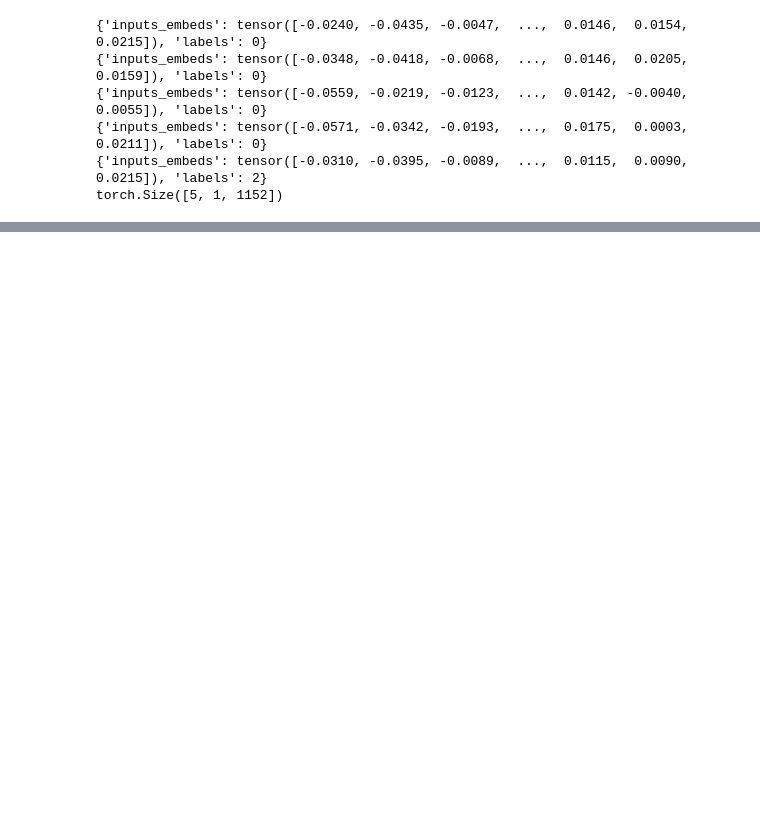
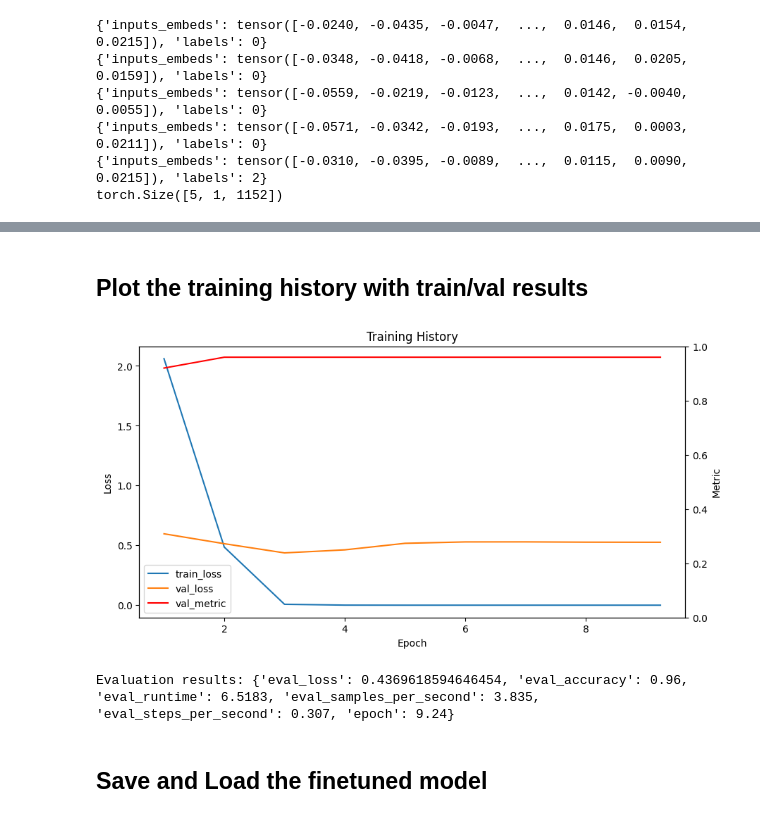
Before and after one commit to VadimDu/Protein_LLM_modeling, a Jupyter notebook: clean_ver_Modeling_ESM_plusplus.ipynb, the cells around one changed output, grey strips where cells are left out. Saved outputs shown, nothing was run; the diff lists cells and outputs as text; code cells hidden in the pictures; blank space fills up the shorter version.

```diff
--- a/clean_ver_Modeling_ESM_plusplus.ipynb
+++ b/clean_ver_Modeling_ESM_plusplus.ipynb
@@ -1275,0 +1368,14 @@ strict=False:__ This is a crucial argument. It tells load_state_dict() to ignore
+# %%
+#@title Testing the custom data collator on a small batch of sequences+labels
+small_data = my_train[['sequence', 'label']][:5]
+small_pytorch_dataset = StringLabelDatasetFromHF(small_data)
+data_collator = string_labels_collator_builder(tokenizer)
+
+# Use PyTorch's DataLoader to iterate through the small dataset in batches:
+# collate_fn: argument specifies the function that will be used to collate individual data points into batches
+small_dataloader = DataLoader(small_pytorch_dataset, batch_size=2, collate_fn=data_collator)
+
+# Inspect a Batch
+for batch in small_dataloader:
+    print(batch)  # Print the contents of the batch dictionary
+    break
@@ -1276,4 +1386,6 @@ strict=False:__ This is a crucial argument. It tells load_state_dict() to ignore
 # %%
+#@title My original model/data loading and embedding code
+
 # Create a ProteinDataset instance with your protein sequences
 train_dataset = ProteinDataset(list(my_train['sequence']))
 test_dataset = ProteinDataset(list(my_test['sequence']))
@@ -1286,7 +1398,7 @@ model_embedding = ESMplusplus_600M(num_labels=3)
 
 # Create a new ESMplusplusForSequenceClassification model
 # This model is separate from the model_embedding
-model_classification = ESMplusplusForSequenceClassification.from_pretrained_esm("600")
+model_classification_v2 = ESMplusplusForSequenceClassification.from_pretrained_esm("600")
 
 # Load the state dict of the base model (without the classification head) to the new model
 model_classification.load_state_dict(model_embedding.state_dict(), strict=False)
@@ -1495,0 +1688,46 @@ print(f"Predictions: {predictions}")
+# %% [markdown]
+## Plot the training history with train/val results
+# %%
+# Get loss, val_loss, and the computed metric from history
+loss = [x['loss'] for x in training_history if 'loss' in x]
+val_loss = [x['eval_loss'] for x in training_history if 'eval_loss' in x]
+
+# Get spearman (for regression) or accuracy value (for classification)
+if [x['eval_spearmanr'] for x in training_history if 'eval_spearmanr' in x] != []:
+    metric = [x['eval_spearmanr'] for x in training_history if 'eval_spearmanr' in x]
+else:
+    metric = [x['eval_accuracy'] for x in training_history if 'eval_accuracy' in x]
+
+epochs = [x['epoch'] for x in training_history if 'loss' in x]
+
+# Create a figure with two y-axes
+fig, ax1 = plt.subplots(figsize=(10, 5))
+ax2 = ax1.twinx()
+
+# Plot loss and val_loss on the first y-axis
+line1 = ax1.plot(epochs, loss, label='train_loss')
+line2 = ax1.plot(epochs, val_loss[0:10], label='val_loss')
+ax1.set_xlabel('Epoch')
+ax1.set_ylabel('Loss')
+
+# Plot the computed metric on the second y-axis
+line3 = ax2.plot(epochs, metric[0:10], color='red', label='val_metric')
+ax2.set_ylabel('Metric')
+ax2.set_ylim([0, 1])
+
+# Combine the lines from both y-axes and create a single legend
+lines = line1 + line2 + line3
+labels = [line.get_label() for line in lines]
+ax1.legend(lines, labels, loc='lower left')
+
+plt.title("Training History")
+plt.show()
+# %% [output]
+[figure, added]
+# %%
+#@title Short summary of model evaluation scores
+# Evaluate the model
+eval_results = trainer.evaluate()
+print(f"Evaluation results: {eval_results}")
+# %% [output]
+Evaluation results: {'eval_loss': 0.4369618594646454, 'eval_accuracy': 0.96, 'eval_runtime': 6.5183, 'eval_samples_per_second': 3.835, 'eval_steps_per_second': 0.307, 'epoch': 9.24}
@@ -1497,3 +1743,5 @@ print(f"Predictions: {predictions}")
 import gc
 gc.collect()
 torch.cuda.empty_cache()
+# %% [markdown]
+## Save and Load the finetuned model
```
Also changed, not shown: parts of 37 cells of this notebook.
